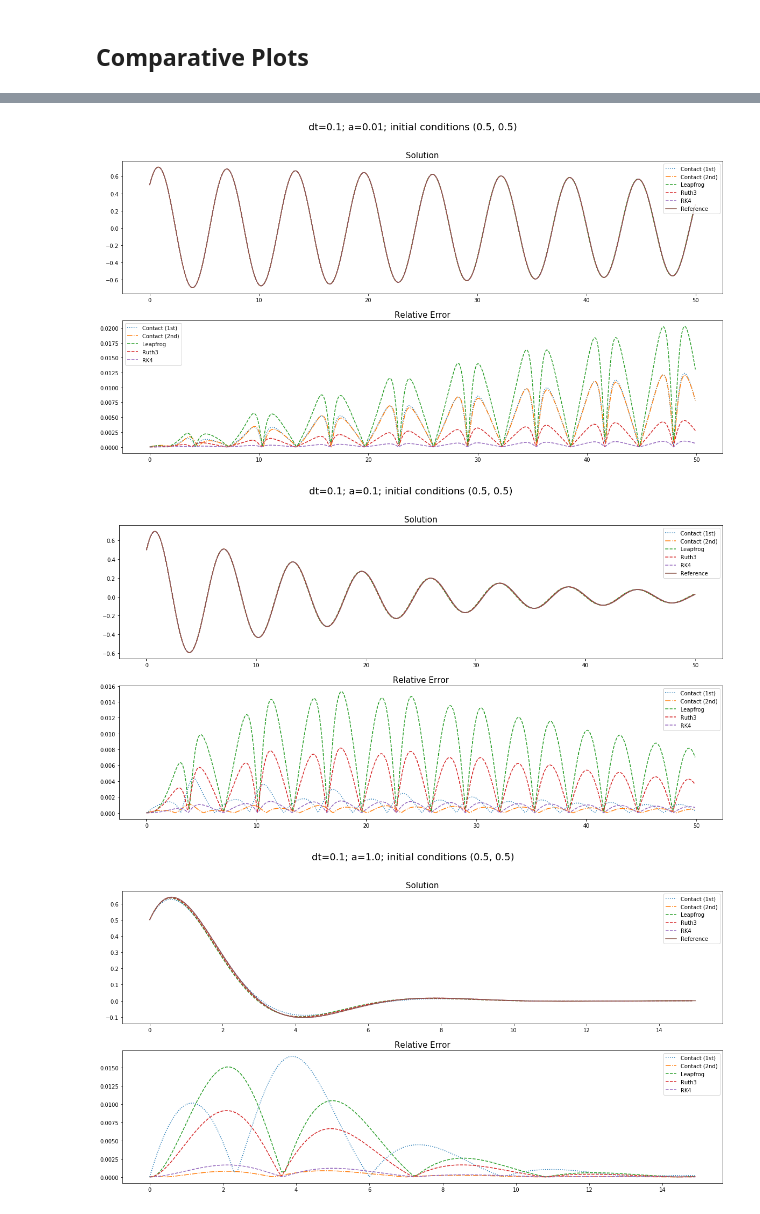
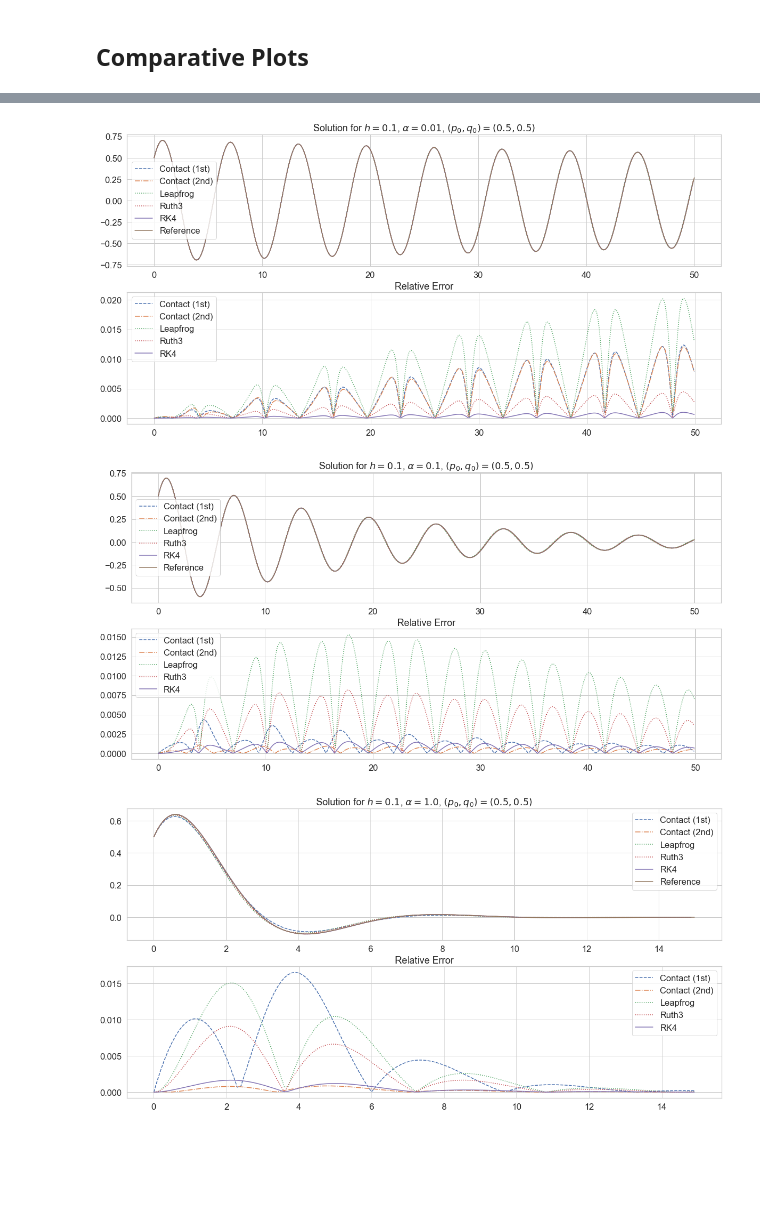
Before and after one commit to mseri/contact-variational-integrator, a Jupyter notebook: DampedOscillator.ipynb, the cells around one changed output, grey strips where cells are left out. Saved outputs shown, nothing was run; the diff lists cells and outputs as text; code cells hidden in the pictures; blank space fills up the shorter version.

Commit message:
Update plot style
Signed-off-by: Marcello Seri <marcello.seri@gmail.com>

```diff
--- a/DampedOscillator.ipynb
+++ b/DampedOscillator.ipynb
@@ -10,7 +10,9 @@ from __future__ import print_function, division
 import numpy as np
 
 import matplotlib.pyplot as plt
-plt.rcParams.update({'font.size': 15})
+import seaborn as sns
+
+sns.set(style="whitegrid", font_scale=1.5)
 # %% [markdown]
 ## Integrators
 
@@ -96,15 +110,15 @@ cmp_plot(init, tspan, a, h, delta)
 # %%
-init = np.random.rand(2)
+#init = np.random.rand(2)
 init = (.5,.5)
 delta = 10
 tspan = (0.0, 50.0)
 
 for a in [.01, 0.1, 1.0, 2.0]:
     if a > .5:
         tspan = (0.0, 15.0)
     for h in [0.1]:
-        cmp_plot(init, tspan, a, h, delta)
+        cmp_plot(init, tspan, a, h, delta) #, save=True)
 # %% [output]
-[figure, old version]
+[figure, new version]
-[figure, old version]
+[figure, new version]
-[figure, old version]
+[figure, new version]
```
Also changed, not shown: parts of 4 cells of this notebook, 2 other files.
